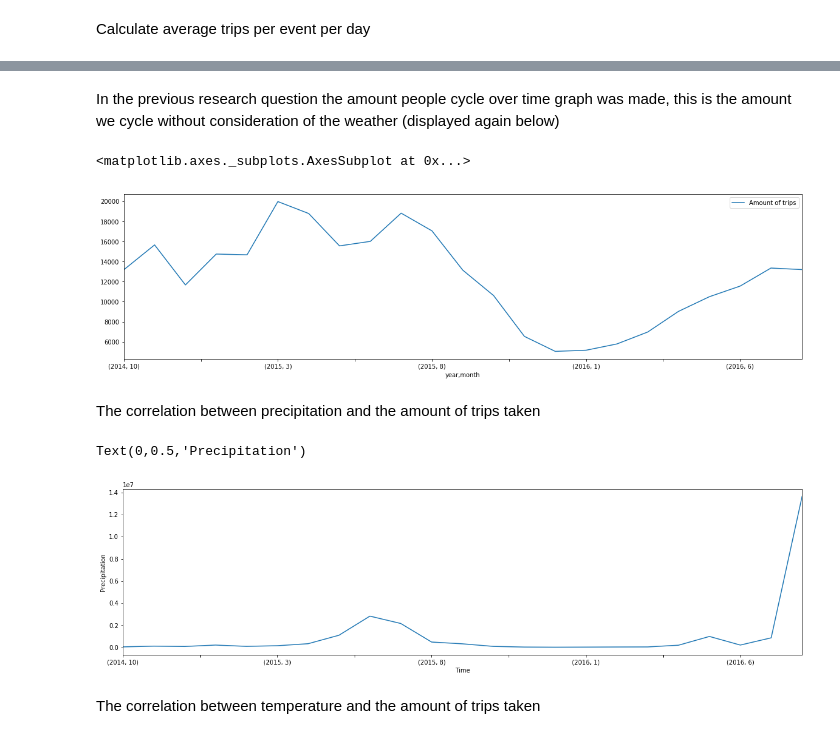
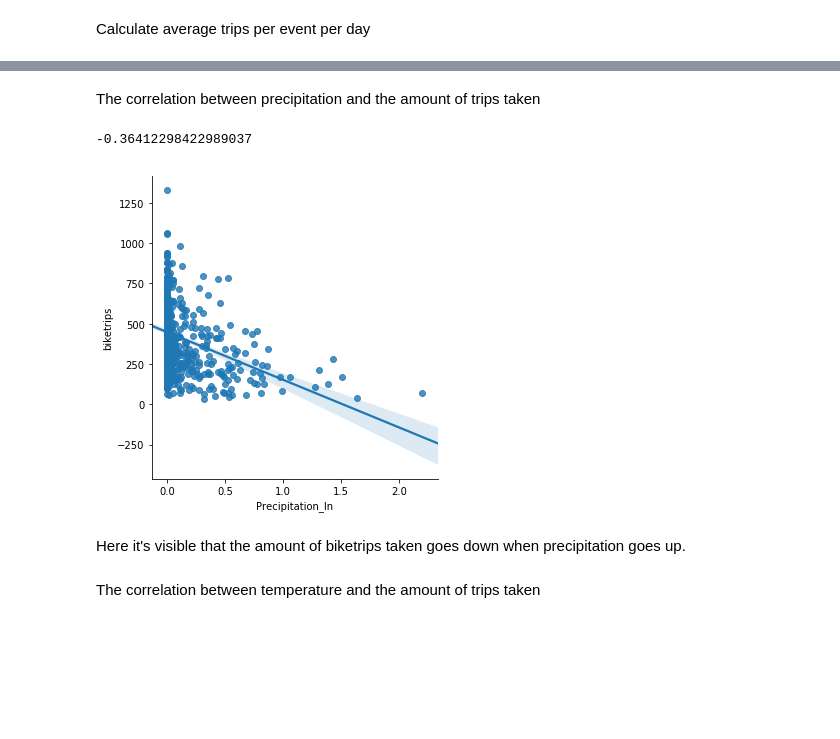
Before and after one commit to JeroenBoshuis/DataScience_Casus, a Jupyter notebook: Did it rain in Seattle and does this affect cycling.ipynb, the cells around one changed output, grey strips where cells are left out. Cells and saved outputs as stored; diff of their text form; code cells hidden in the pictures; blank space fills up the shorter version.

```diff
--- a/Did it rain in Seattle and does this affect cycling.ipynb
+++ b/Did it rain in Seattle and does this affect cycling.ipynb
@@ -1205,18 +880,12 @@ prectempmy
-# %% [markdown]
-In the previous research question the amount people cycle over time graph was made, this is the amount we cycle without consideration of the weather (displayed again below)
-# %%
-tripspermy.plot(figsize=(20, 5))
-# %% [output]
-<matplotlib.axes._subplots.AxesSubplot at 0x...>
-[figure, removed]
 # %% [markdown]
 The correlation between precipitation and the amount of trips taken
-# %%
-prectempmy['TripsPrec'].plot(figsize=(20, 5))
-plt.xlabel('Time')
-plt.ylabel('Precipitation')
-# %% [output]
-Text(0,0.5,'Precipitation')
-[figure, removed]
+# %%
+sns.lmplot(x="Precipitation_In", y='biketrips', data=weather, fit_reg=True)
+weather['biketrips'].corr(weather['Precipitation_In'])
+# %% [output]
+-0.36412298422989037
+[figure, added]
+# %% [markdown]
+Here it's visible that the amount of biketrips taken goes down when precipitation goes up.
 # %% [markdown]
 The correlation between temperature and the amount of trips taken
```
Also changed, not shown: parts of 77 cells of this notebook, 2 other files.
